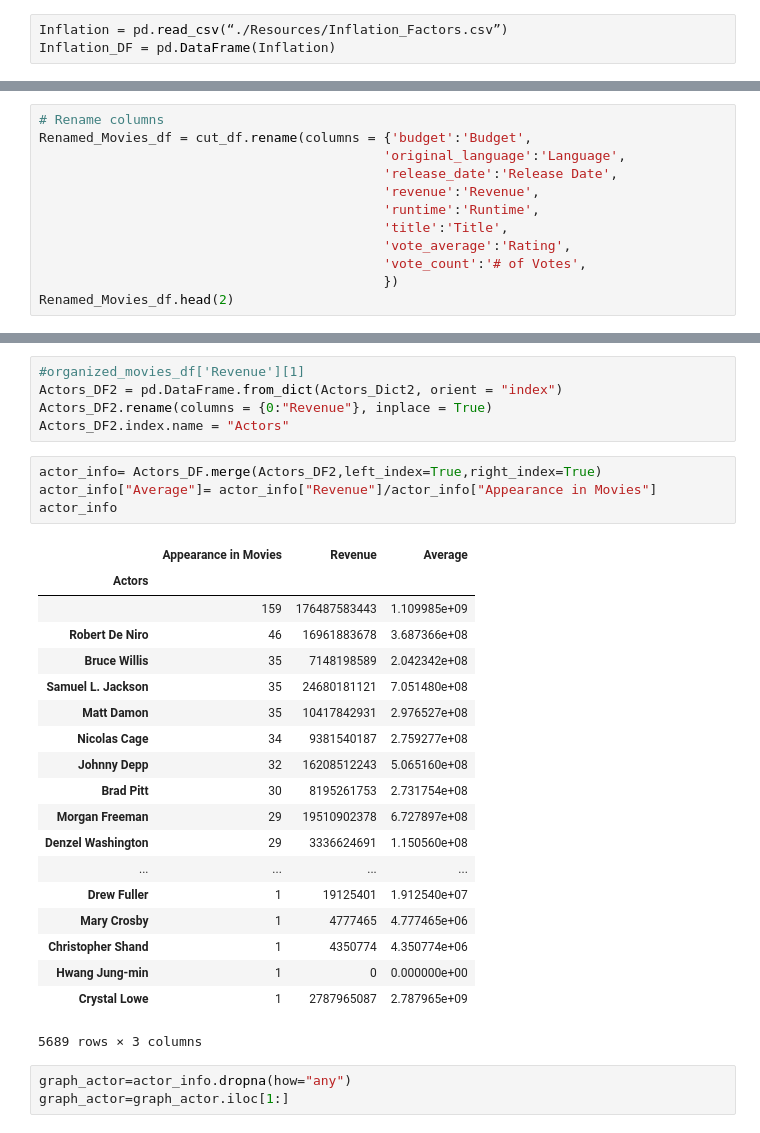
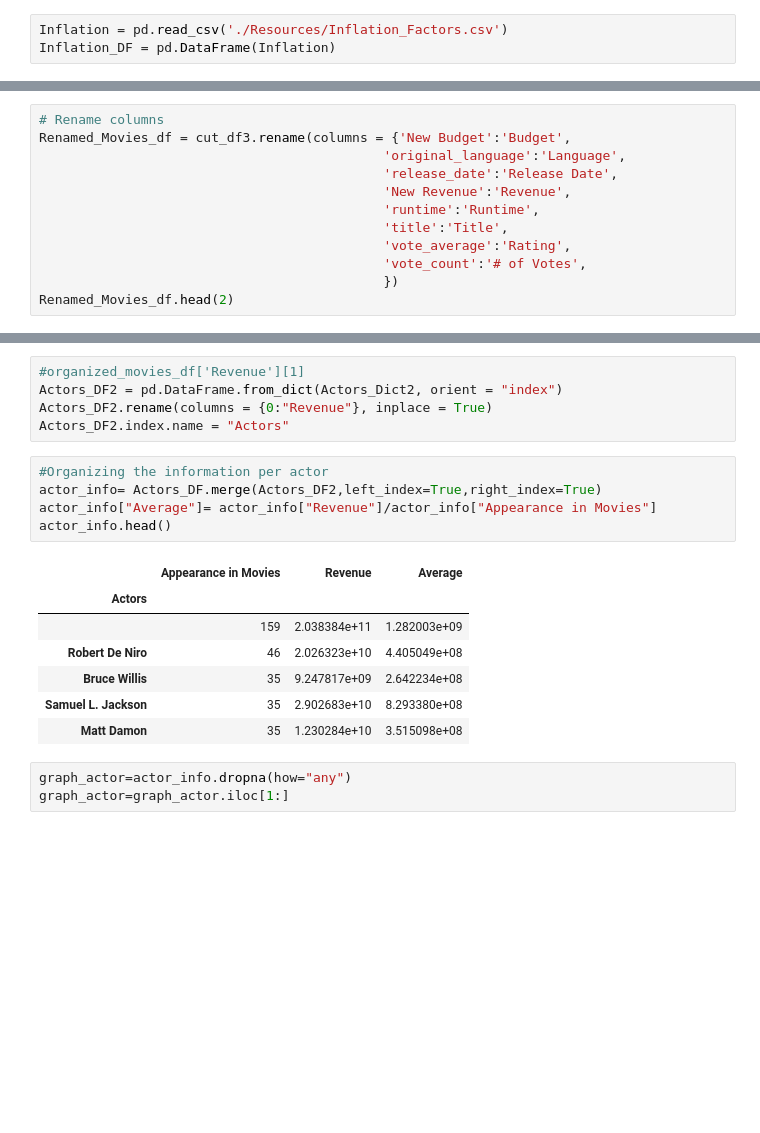
Before and after one commit to m-zurita/Project-1, a Jupyter notebook: Proyecto.ipynb, the cells around one changed output, grey strips where cells are left out. Cells and saved outputs as stored; diff of their text form; blank space fills up the shorter version.

```diff
--- a/Proyecto.ipynb
+++ b/Proyecto.ipynb
@@ -4,7 +4,7 @@ import pandas as pd
 import matplotlib.pyplot as plt
 import json
 # %%
-Inflation = pd.read_csv(“./Resources/Inflation_Factors.csv”)
+Inflation = pd.read_csv('./Resources/Inflation_Factors.csv')
 Inflation_DF = pd.DataFrame(Inflation)
 # %%
 # Read the csv
@@ -321,9 +329,9 @@ cut_df3.head()
 # %%
 # Rename columns
-Renamed_Movies_df = cut_df.rename(columns = {'budget':'Budget',
+Renamed_Movies_df = cut_df3.rename(columns = {'New Budget':'Budget',
                                             'original_language':'Language',
                                             'release_date':'Release Date',
-                                            'revenue':'Revenue',
+                                            'New Revenue':'Revenue',
                                             'runtime':'Runtime',
                                             'title':'Title',
                                             'vote_average':'Rating',
@@ -581,29 +592,18 @@ Actors_DF2 = pd.DataFrame.from_dict(Actors_Dict2, orient = "index")
 Actors_DF2.rename(columns = {0:"Revenue"}, inplace = True)
 Actors_DF2.index.name = "Actors"
 # %%
+#Organizing the information per actor
 actor_info= Actors_DF.merge(Actors_DF2,left_index=True,right_index=True)
 actor_info["Average"]= actor_info["Revenue"]/actor_info["Appearance in Movies"]
-actor_info
+actor_info.head()
 # %% [output]
 |  | Appearance in Movies | Revenue | Average |
 | Actors |  |  |  |
-|  | 159 | 176487583443 | 1.109985e+09 |
-| Robert De Niro | 46 | 16961883678 | 3.687366e+08 |
-| Bruce Willis | 35 | 7148198589 | 2.042342e+08 |
-| Samuel L. Jackson | 35 | 24680181121 | 7.051480e+08 |
-| Matt Damon | 35 | 10417842931 | 2.976527e+08 |
-| Nicolas Cage | 34 | 9381540187 | 2.759277e+08 |
-| Johnny Depp | 32 | 16208512243 | 5.065160e+08 |
-| Brad Pitt | 30 | 8195261753 | 2.731754e+08 |
-| Morgan Freeman | 29 | 19510902378 | 6.727897e+08 |
-| Denzel Washington | 29 | 3336624691 | 1.150560e+08 |
-| ... | ... | ... | ... |
-| Drew Fuller | 1 | 19125401 | 1.912540e+07 |
-| Mary Crosby | 1 | 4777465 | 4.777465e+06 |
-| Christopher Shand | 1 | 4350774 | 4.350774e+06 |
-| Hwang Jung-min | 1 | 0 | 0.000000e+00 |
-| Crystal Lowe | 1 | 2787965087 | 2.787965e+09 |
+|  | 159 | 2.038384e+11 | 1.282003e+09 |
+| Robert De Niro | 46 | 2.026323e+10 | 4.405049e+08 |
+| Bruce Willis | 35 | 9.247817e+09 | 2.642234e+08 |
+| Samuel L. Jackson | 35 | 2.902683e+10 | 8.293380e+08 |
+| Matt Damon | 35 | 1.230284e+10 | 3.515098e+08 |
-5689 rows × 3 columns
 # %%
 graph_actor=actor_info.dropna(how="any")
 graph_actor=graph_actor.iloc[1:]
```
Also changed, not shown: parts of 29 cells of this notebook.
